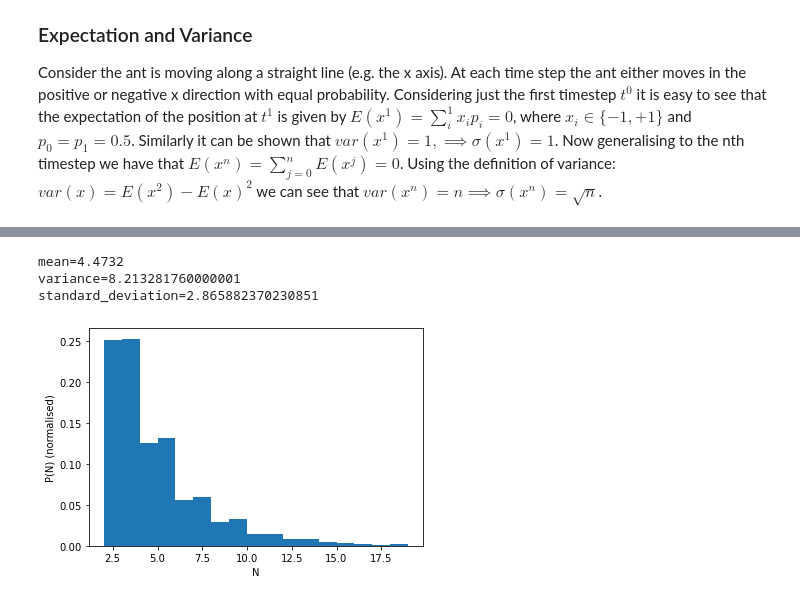
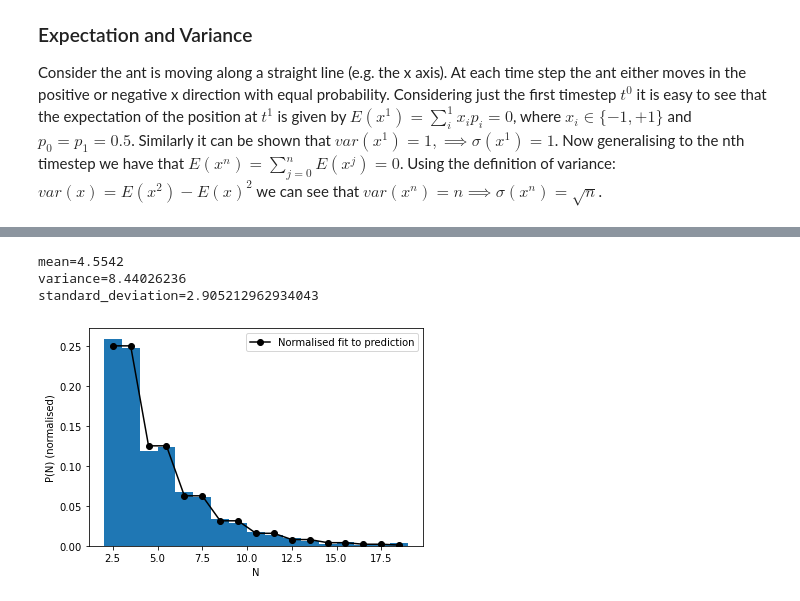
Before and after one commit to joeb42/statistics-playground, a Jupyter notebook: random_walks/random_walk.ipynb, the cells around one changed output, grey strips where cells are left out. Saved outputs shown, nothing was run; the diff lists cells and outputs as text; code cells hidden in the pictures.

```diff
--- a/random_walks/random_walk.ipynb
+++ b/random_walks/random_walk.ipynb
@@ -22,6 +22,9 @@ from numpy.random import default_rng
 import matplotlib.pyplot as plt
 from abc import ABCMeta, abstractmethod
 from math import sqrt
+import numpy as np
+from __future__ import annotations
+
 
 # Let's create a base class that 1d and 2d ants can inherit from
 class AntBase(metaclass=ABCMeta):
@@ -46,12 +49,11 @@ class AntBase(metaclass=ABCMeta):
         Time how long ant takes to get to food
         """
         seconds = 0
-        while not self.at_food:
+        while not self.at_food():
             seconds += 1
             self.move()
         self.reset_coords()
         return seconds
-
 
 # 1d ant inherits from base
 class Ant1D(AntBase):
@@ -61,7 +63,7 @@ class Ant1D(AntBase):
         """
         self.x += self.rng.choice((-10, +10))
 
-    @property
+
     def at_food(self) -> bool:
         """
         Determine whether ant is at food or not
@@ -201,7 +195,6 @@ class Ant2D(AntBase):
         self.x += choice[0]
         self.y += choice[1]
 
-    @property
     def at_food(self) -> bool:
         return abs(self.x) >= 20 or abs(self.y) >= 20
 
@@ -211,7 +204,7 @@ class Ant2D(AntBase):
 
 
 ant = Ant2D()
-num_repeats = int(1e4)
+num_repeats = int(5e3)
 trials = np.array([ant.time_to_food() for _ in range(num_repeats)])
 
 mean = np.mean(trials)
@@ -220,16 +213,16 @@ standard_deviation = np.sqrt(variance)
 
 print(f"{mean=}\n{variance=}\n{standard_deviation=}")
 # %% [output]
-mean=4.4732
-variance=8.213281760000001
-standard_deviation=2.865882370230851
+mean=4.5542
+variance=8.44026236
+standard_deviation=2.905212962934043
 # %%
 hist, bins, patches = plt.hist(trials, bins=np.arange(2, 20, 1), density=True)
 centres = 0.5 * (bins[:-1] + bins[1:])
-# plt.plot(centres, [0.5 * 2 ** -(n/2) for n in centres], "-o", color="k", label="Normalised fit to prediction")
-# plt.legend()
+plt.plot(centres, np.power(2, -np.floor((bins[:-1] + 2)/2)), "-o", color="k", label="Normalised fit to prediction")
+plt.legend()
 plt.xlabel("N")
 plt.ylabel("P(N) (normalised)")
 plt.show()
 # %% [output]
-[figure, old version]
+[figure, new version]
```
Also changed, not shown: parts of 20 cells of this notebook.
